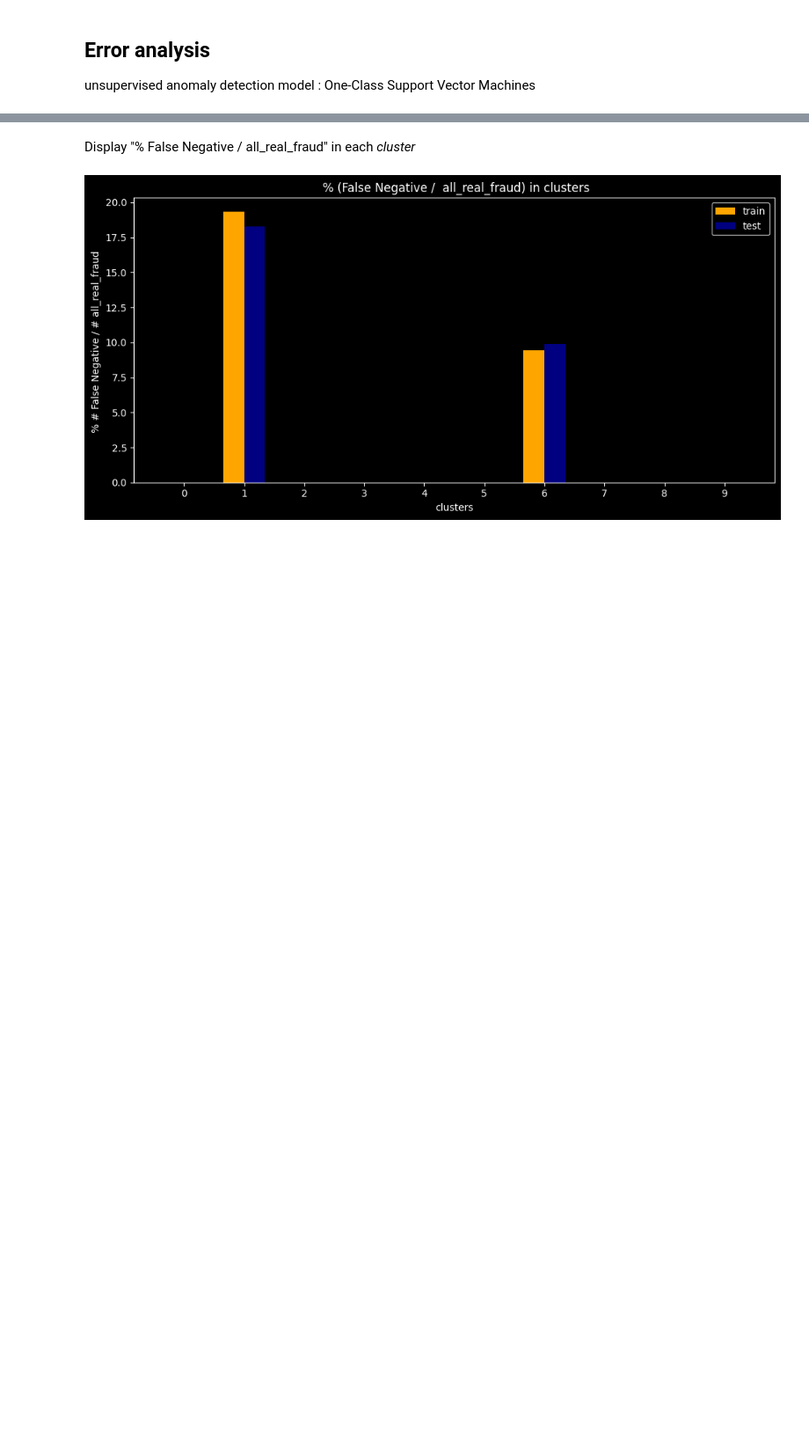
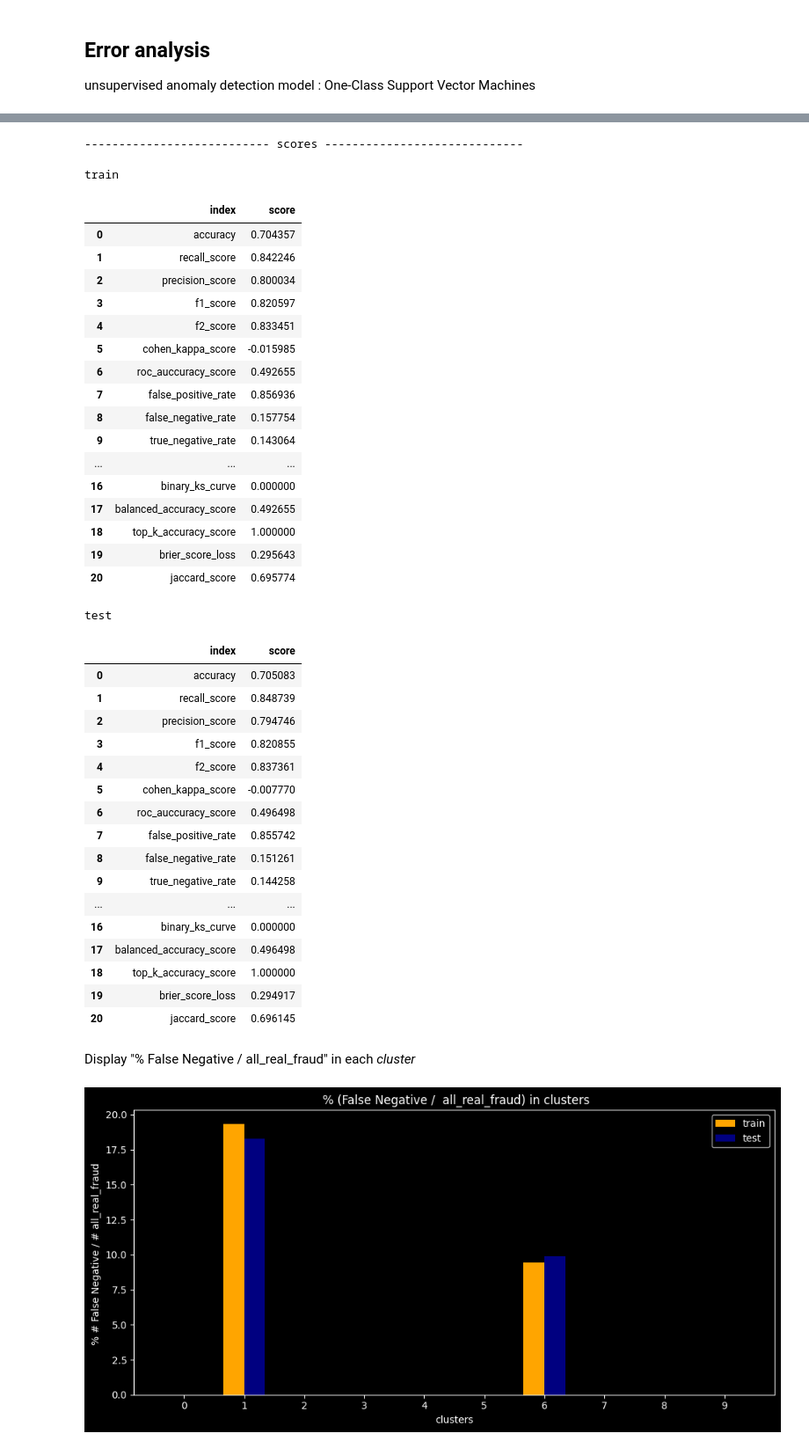
Before and after one commit to navid-finra/finra2, a Jupyter notebook: imp/finra.ipynb, the cells around one changed output, grey strips where cells are left out. Shown at 88% size. Saved outputs shown, nothing was run; the diff lists cells and outputs as text; code cells hidden in the pictures; blank space fills up the shorter version.

```diff
--- a/imp/finra.ipynb
+++ b/imp/finra.ipynb
@@ -640,3 +600,49 @@ for j in range(cluster):
+# %%
+### summary scores in dataframe
+print('--------------------------- scores -----------------------------')
+
+score_df_test = score_df2.style.set_table_attributes("style='display:inline; margin-right:20px;'").set_caption("test")
+score_df_train = score_df1.style.set_table_attributes("style='display:inline'").set_caption("train")
+
+display_html(score_df_train._repr_html_() + score_df_test._repr_html_(), raw=True)
+# %% [output]
+--------------------------- scores -----------------------------
+train
+|  | index | score |
+| 0 | accuracy | 0.704357 |
+| 1 | recall_score | 0.842246 |
+| 2 | precision_score | 0.800034 |
+| 3 | f1_score | 0.820597 |
+| 4 | f2_score | 0.833451 |
+| 5 | cohen_kappa_score | -0.015985 |
+| 6 | roc_auccuracy_score | 0.492655 |
+| 7 | false_positive_rate | 0.856936 |
+| 8 | false_negative_rate | 0.157754 |
+| 9 | true_negative_rate | 0.143064 |
+| ... | ... | ... |
+| 16 | binary_ks_curve | 0.000000 |
+| 17 | balanced_accuracy_score | 0.492655 |
+| 18 | top_k_accuracy_score | 1.000000 |
+| 19 | brier_score_loss | 0.295643 |
+| 20 | jaccard_score | 0.695774 |
+test
+|  | index | score |
+| 0 | accuracy | 0.705083 |
+| 1 | recall_score | 0.848739 |
+| 2 | precision_score | 0.794746 |
+| 3 | f1_score | 0.820855 |
+| 4 | f2_score | 0.837361 |
+| 5 | cohen_kappa_score | -0.007770 |
+| 6 | roc_auccuracy_score | 0.496498 |
+| 7 | false_positive_rate | 0.855742 |
+| 8 | false_negative_rate | 0.151261 |
+| 9 | true_negative_rate | 0.144258 |
+| ... | ... | ... |
+| 16 | binary_ks_curve | 0.000000 |
+| 17 | balanced_accuracy_score | 0.496498 |
+| 18 | top_k_accuracy_score | 1.000000 |
+| 19 | brier_score_loss | 0.294917 |
+| 20 | jaccard_score | 0.696145 |
 # %% [markdown]
 Display "% False Negative /  all_real_fraud" in each *cluster*
 # %%
```
Also changed, not shown: parts of 25 cells of this notebook.
